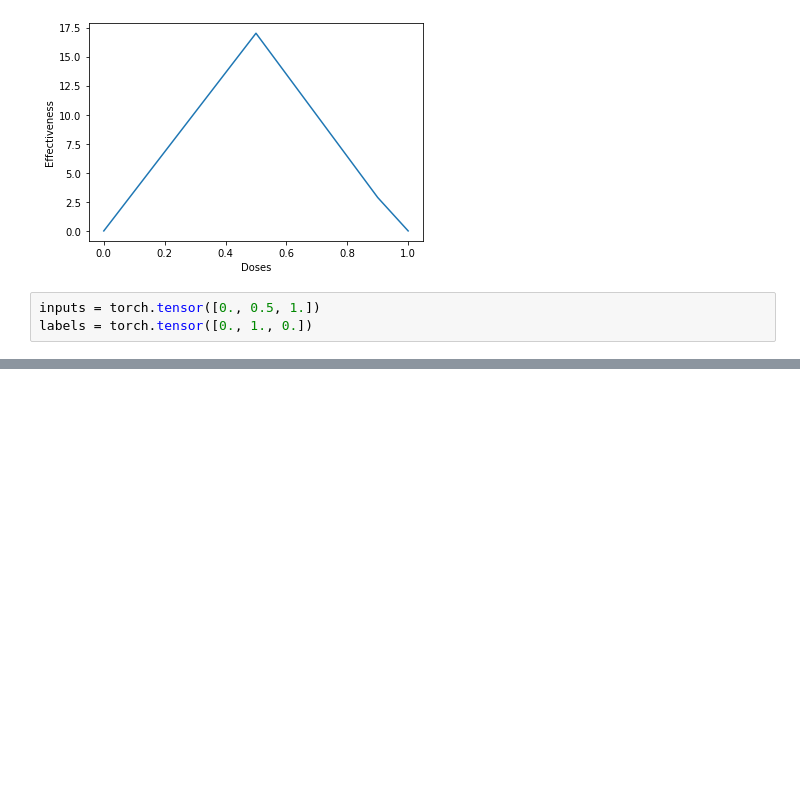
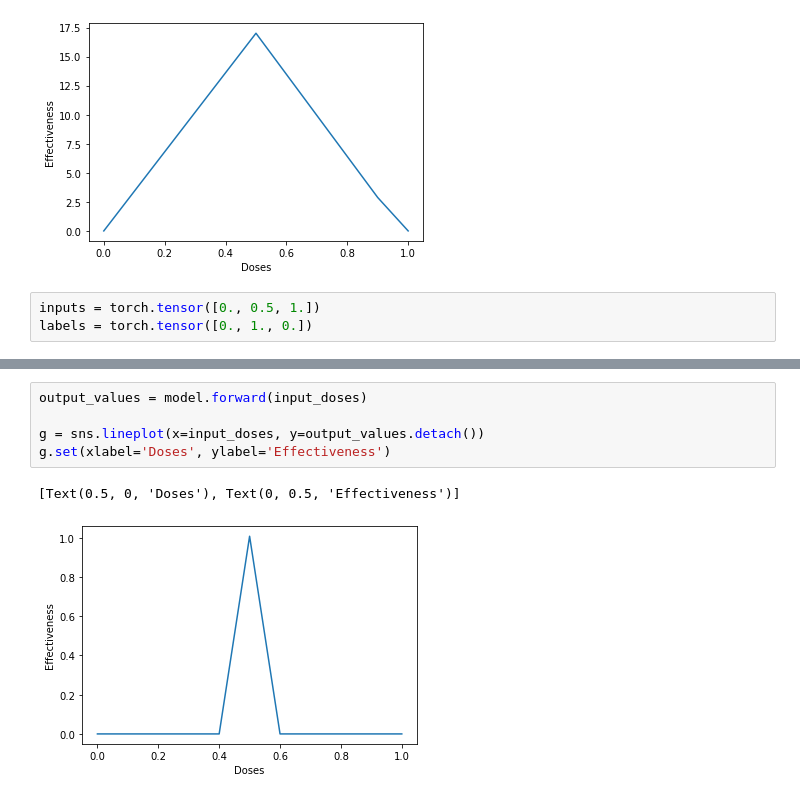
Before and after one commit to shayans2/PyTorch-Basics, a Jupyter notebook: basic_nn.ipynb, the cells around one changed output, grey strips where cells are left out. Cells and saved outputs as stored; diff of their text form; blank space fills up the shorter version.

```diff
--- a/basic_nn.ipynb
+++ b/basic_nn.ipynb
@@ -129,0 +148,8 @@ Number of steps: 0
+# %%
+output_values = model.forward(input_doses)
+
+g = sns.lineplot(x=input_doses, y=output_values.detach())
+g.set(xlabel='Doses', ylabel='Effectiveness')
+# %% [output]
+[Text(0.5, 0, 'Doses'), Text(0, 0.5, 'Effectiveness')]
+[figure, added]
```
Also changed, not shown: parts of 1 cell of this notebook.
